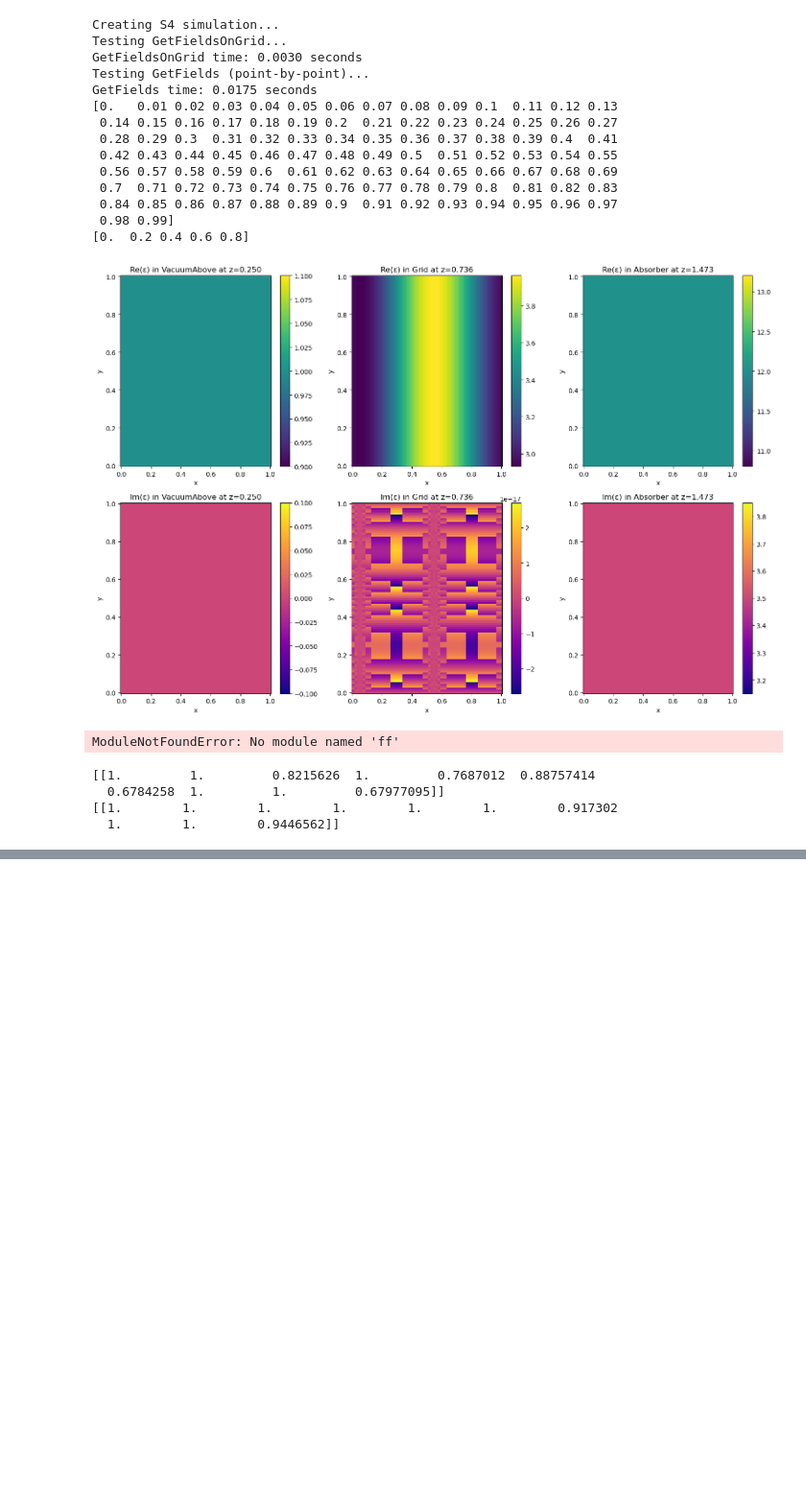
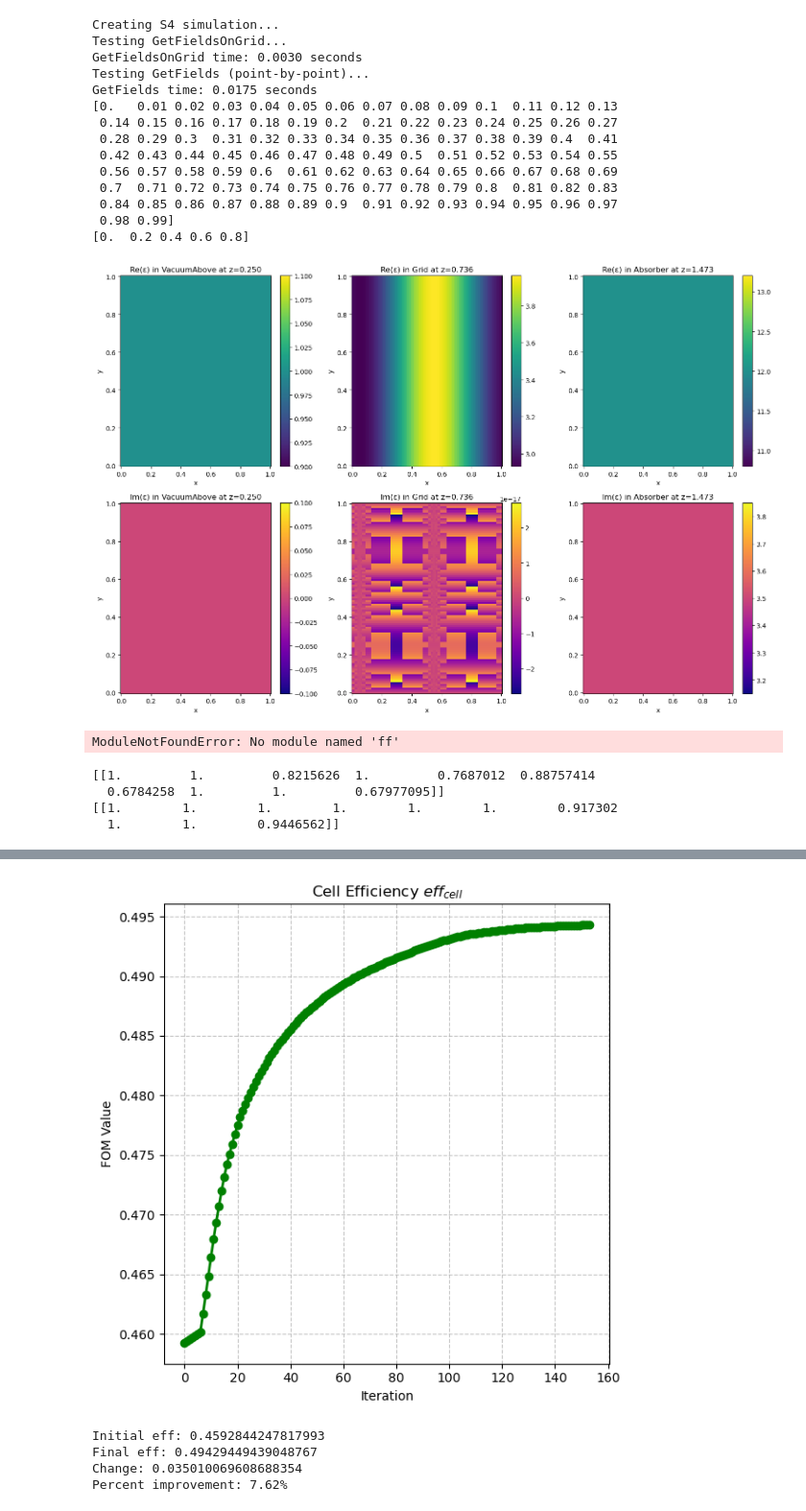
Before and after one commit to Raymond-Iacobacci/tpv-shaping, a Jupyter notebook: playgrounds/playground2.ipynb, the cells around one changed output, grey strips where cells are left out. Shown at 96% size. Saved outputs shown, nothing was run; the diff lists cells and outputs as text; code cells hidden in the pictures; blank space fills up the shorter version.

```diff
--- a/playgrounds/playground2.ipynb
+++ b/playgrounds/playground2.ipynb
@@ -1596,0 +1719,63 @@ print(x['images'])
+# %%
+import numpy as np
+import matplotlib.pyplot as plt
+import os
+import re
+from pathlib import Path
+
+# Config - modify these as needed
+log_dir = os.path.join(Path.home(), 'tpv-shaping/logs/def-cb454ce7_1')  # Path to your log directory
+fom_file = os.path.join(log_dir, 'fom_values.txt')
+
+if not os.path.exists(fom_file):
+    print(f"FOM file not found: {fom_file}")
+else:
+    fom_values = []
+
+    # Parse the FOM file - extract all lines containing "FOM:" in order
+    with open(fom_file, 'r') as f:
+        for line in f:
+            if "FOM:" in line:
+                try:
+                    # Extract the FOM value using regex
+                    fom_match = re.search(r'FOM: ([-+]?\d*\.\d+|\d+)', line)
+                    if fom_match:
+                        fom_value = float(fom_match.group(1))
+                        fom_values.append(fom_value)
+                except Exception as e:
+                    print(f"Error parsing line: {line.strip()}, Error: {e}")
+
+    # Generate iteration numbers (starting from 0)
+    iterations = np.arange(len(fom_values))
+
+    # Plot FOM evolution
+    plt.figure(figsize=(6, 6))
+    plt.plot(iterations, fom_values, 'o-', linewidth=2, color='green')
+    plt.title(r'Cell Efficiency $eff_{cell}$')
+    plt.xlabel('Iteration')
+    plt.ylabel('FOM Value')
+    plt.grid(True, linestyle='--', alpha=0.7)
+
+    # Add trendline
+    # if len(iterations) > 1:
+    #     z = np.polyfit(iterations, fom_values, 1)
+    #     p = np.poly1d(z)
+    #     plt.plot(iterations, p(iterations), "r--", alpha=0.8,
+    #              label=f"Trend: {z[0]:.6f}x + {z[1]:.6f}")
+    #     plt.legend()
+
+    plt.tight_layout()
+    plt.show()
+
+    # Print some statistics
+    if fom_values:
+        print(f"Initial eff: {fom_values[0]}")
+        print(f"Final eff: {fom_values[-1]}")
+        print(f"Change: {fom_values[-1] - fom_values[0]}")
+        print(f"Percent improvement: {100 * (fom_values[-1] - fom_values[0]) / abs(fom_values[0]):.2f}%")
+# %% [output]
+[figure, added]
+Initial eff: 0.4592844247817993
+Final eff: 0.49429449439048767
+Change: 0.035010069608688354
+Percent improvement: 7.62%
```
Also changed, not shown: parts of 3 cells of this notebook, 6 other files.
